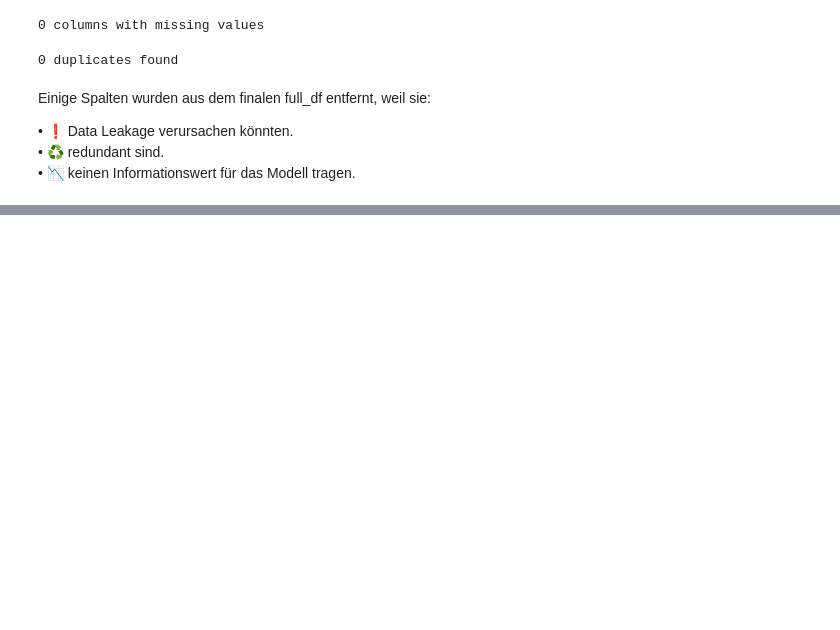
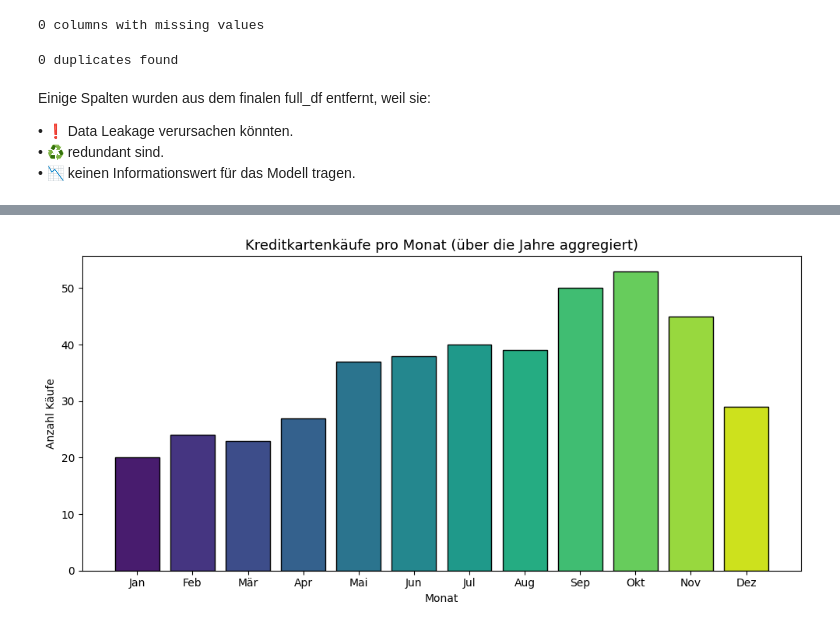
Before and after one commit to Steff72/aml_challenge, a Jupyter notebook: aml_challenge.ipynb, the cells around one changed output, grey strips where cells are left out. Saved outputs shown, nothing was run; the diff lists cells and outputs as text; code cells hidden in the pictures; blank space fills up the shorter version.

```diff
--- a/aml_challenge.ipynb
+++ b/aml_challenge.ipynb
@@ -1854,0 +1967,25 @@ Einige Spalten wurden aus dem finalen full_df entfernt, weil sie:
+# %%
+# Nur Kreditkartenkäufe
+df_käufe = reduced_df[reduced_df['has_credit_card'] == True]
+monthly_counts = df_käufe['end_month'].value_counts().sort_index()
+
+# Farben vorbereiten (viridis)
+colors = sns.color_palette("viridis", len(monthly_counts))
+
+# Monatsnamen
+month_labels = ['Jan', 'Feb', 'Mär', 'Apr', 'Mai', 'Jun',
+                'Jul', 'Aug', 'Sep', 'Okt', 'Nov', 'Dez']
+
+# Plot mit Matplotlib direkt
+plt.figure(figsize=(10, 5))
+plt.bar(x=monthly_counts.index, height=monthly_counts.values,
+        color=colors, edgecolor='black')
+
+plt.xticks(ticks=range(1, 13), labels=month_labels)
+plt.title('Kreditkartenkäufe pro Monat (über die Jahre aggregiert)', fontsize=13)
+plt.xlabel('Monat')
+plt.ylabel('Anzahl Käufe')
+plt.tight_layout()
+plt.show()
+# %% [output]
+[figure, added]
```
Also changed, not shown: parts of 23 cells of this notebook, 5 other files.
